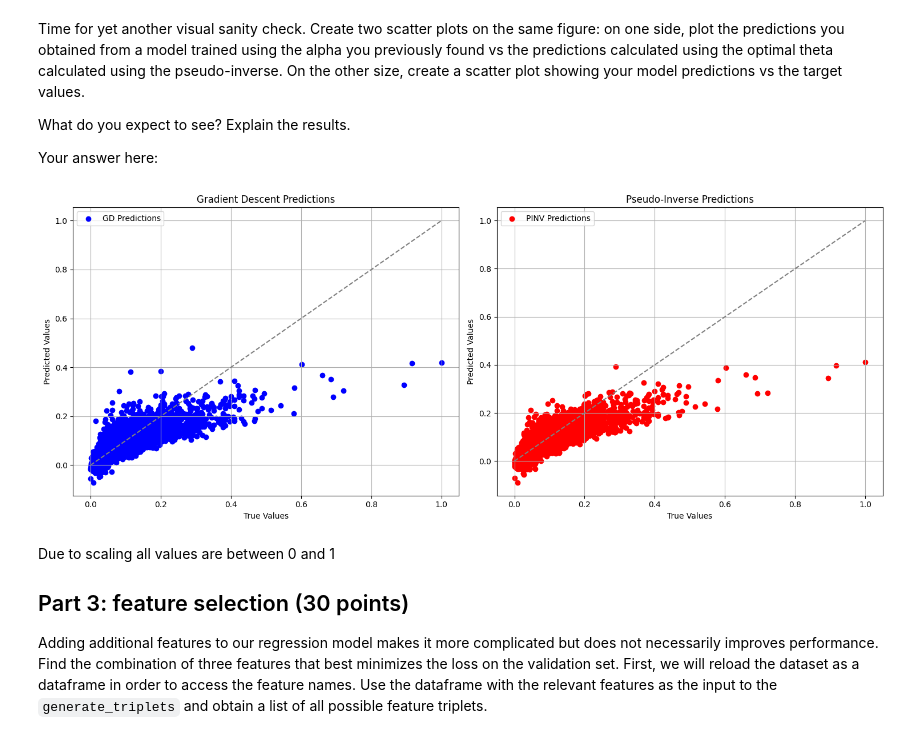
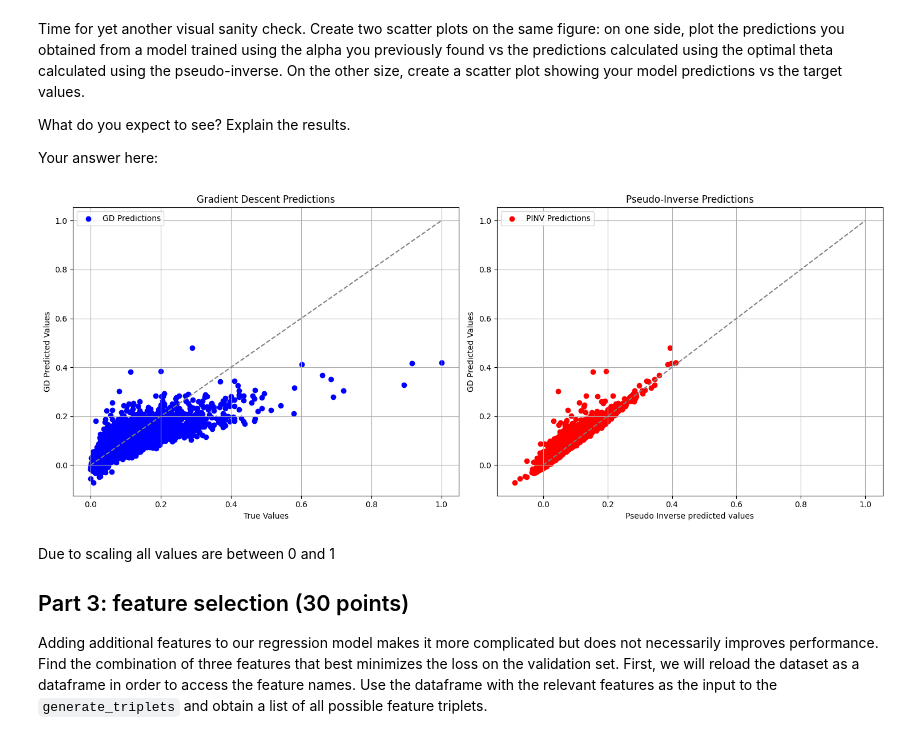
Before and after one commit to itanini/ML_ex2, a Jupyter notebook: hw2.ipynb, the cells around one changed output. Cells and saved outputs as stored; diff of their text form; code cells hidden in the pictures.

Commit message:
fix graphs

```diff
--- a/hw2.ipynb
+++ b/hw2.ipynb
@@ -418,38 +416,38 @@ pinv_predictions = np.matmul(X, pinv_theta)
 
 # Number of data points
 iterations = len(y)
 
 # Create side-by-side subplots
 fig, plots = plt.subplots(1, 2, figsize=(15, 6))
 
 # Plot diagonal dashed line for reference
 plots[0].plot([0, 1], [0, 1], linestyle='--', color='gray')  # Adjusted to represent (0, 1)
 plots[1].plot([0, 1], [0, 1], linestyle='--', color='gray')
 
 # Scatter plot for Gradient Descent predictions
 plots[0].scatter(y, GD_predictions, color='blue', label='GD Predictions')
 plots[0].set_title('Gradient Descent Predictions')
 plots[0].set_xlabel('True Values')
-plots[0].set_ylabel('Predicted Values')
+plots[0].set_ylabel('GD Predicted Values')
 plots[0].legend()
 plots[0].grid(True)
 
 # Scatter plot for Pseudo-Inverse predictions
-plots[1].scatter(y, pinv_predictions, color='red', label='PINV Predictions')
+plots[1].scatter(pinv_predictions, GD_predictions, color='red', label='PINV Predictions')
 plots[1].set_title('Pseudo-Inverse Predictions')
-plots[1].set_xlabel('True Values')
-plots[1].set_ylabel('Predicted Values')
+plots[1].set_xlabel('Pseudo Inverse predicted values')
+plots[1].set_ylabel('GD Predicted Values')
 plots[1].legend()
 plots[1].grid(True)
 
 # Adjust layout
 plt.tight_layout()
 plt.show()
 
 
 # Your code ends here
 # %% [output]
-[figure, old version]
+[figure, new version]
 # %% [markdown]
 Due to scaling all values are between 0 and 1
 ## Part 3: feature selection (30 points)
```
Also changed, not shown: parts of 3 cells of this notebook, 1 other file.
